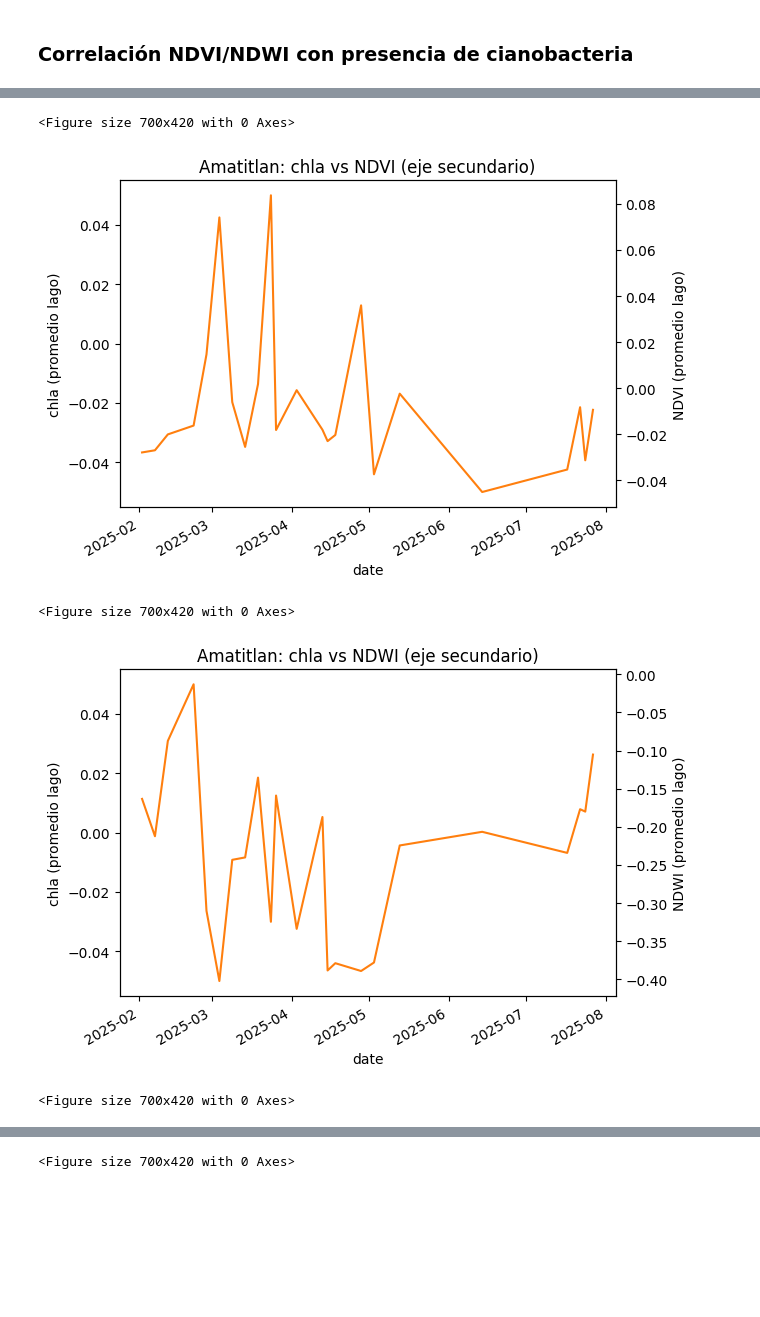
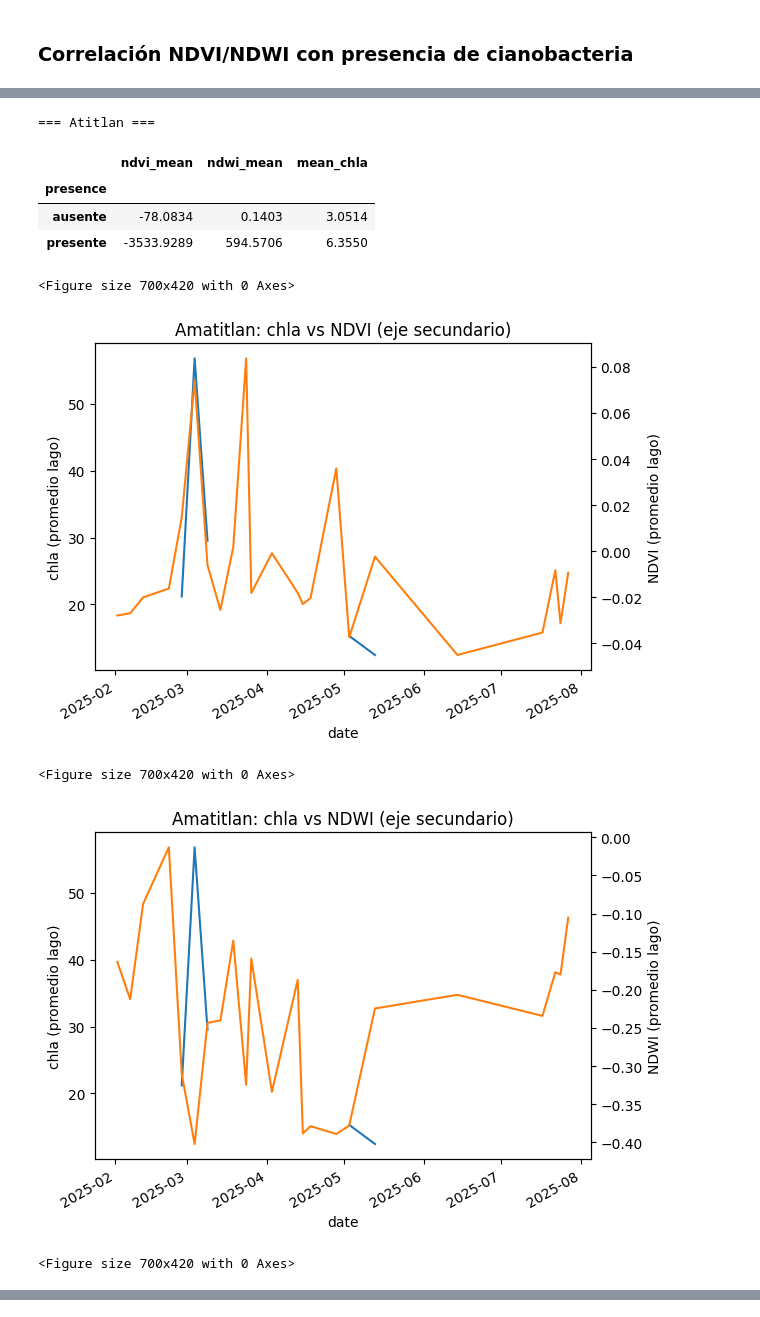
Before and after one commit to DiegoGarV/Lab4_DS, a Jupyter notebook: src/data.ipynb, the cells around one changed output, grey strips where cells are left out. Drawn from its saved outputs; the diff is of its cells as text; code cells hidden in the pictures; blank space fills up the shorter version.

Commit message:
feat: coverage changed to 0.02 and exercise 9 done

```diff
--- a/src/data.ipynb
+++ b/src/data.ipynb
@@ -1096,7 +1096,7 @@ df_all = (df_chla.merge(df_idx, on=["lake","date"], how="outer")
                  .sort_values(["lake","date"]))
 
 # marcar validez, pero NO eliminar filas (así ambos lagos siempre aparecen)
-df_all["valid"] = (df_all["coverage"].fillna(0.0) >= 0.05) & (df_all["water_coverage"].fillna(0.0) >= 0.05)
+df_all["valid"] = (df_all["coverage"].fillna(0.0) >= 0.02) & (df_all["water_coverage"].fillna(0.0) >= 0.02)
 
 # ----------------- Correlaciones por lago con datos válidos -----------------
 def corr_table(group):
@@ -1201,5 +1198,10 @@ Sin datos suficientes para promedios (revisa cobertura/fechas).
-<Figure size 700x420 with 0 Axes>
+=== Atitlan ===
+|  | ndvi_mean | ndwi_mean | mean_chla |
+| presence |  |  |  |
+| ausente | -78.0834 | 0.1403 | 3.0514 |
+| presente | -3533.9289 | 594.5706 | 6.3550 |
+<Figure size 700x420 with 0 Axes>
-[figure, old version]
+[figure, new version]
-<Figure size 700x420 with 0 Axes>
+<Figure size 700x420 with 0 Axes>
-[figure, old version]
+[figure, new version]
-<Figure size 700x420 with 0 Axes>
+<Figure size 700x420 with 0 Axes>
@@ -1207 +1208,0 @@ Sin datos suficientes para promedios (revisa cobertura/fechas).
-<Figure size 700x420 with 0 Axes>
```
Also changed, not shown: parts of 8 cells of this notebook, 1 other file.
